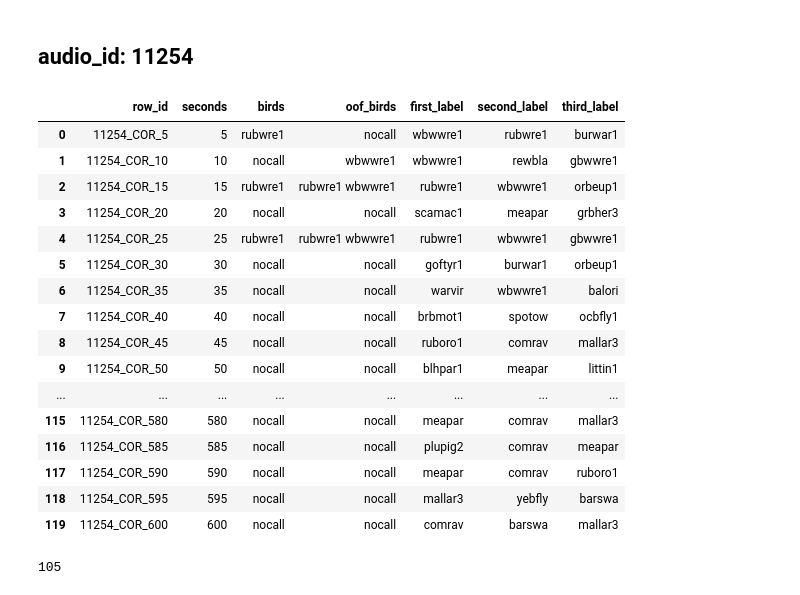
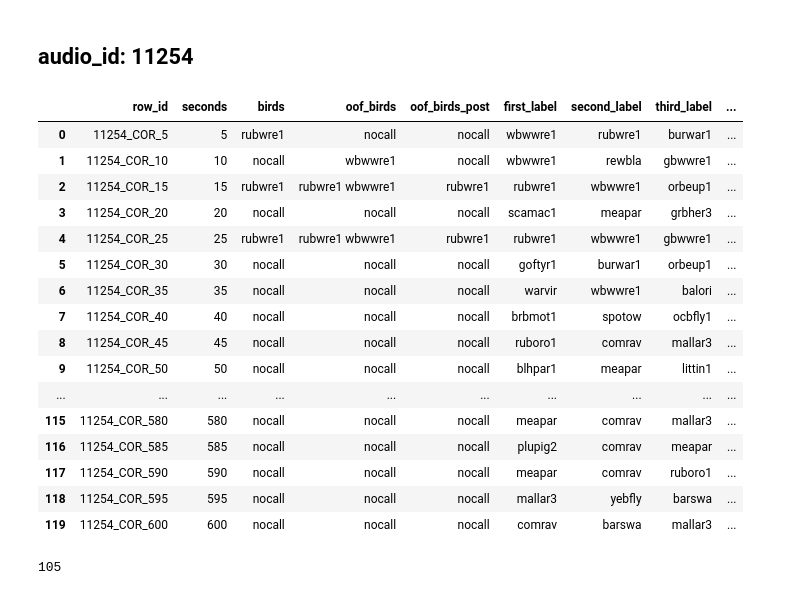
Before and after one commit to Naoki1101/kaggle-birdcall2021, a Jupyter notebook: notebooks/EDA_oof.ipynb, the cells around one changed output. Saved outputs shown, nothing was run; the diff lists cells and outputs as text; code cells hidden in the pictures.

```diff
--- a/notebooks/EDA_oof.ipynb
+++ b/notebooks/EDA_oof.ipynb
@@ -228,7 +229,7 @@ valid_df.head()
 valid_df["diff"] = (valid_df["birds"].apply(lambda x: 1 if x == "nocall" else 0) -
                                  valid_df["oof_birds"].apply(lambda x: 1 if x == "nocall" else 0))
 valid_df["diff_pattern"] = valid_df["diff"].map({-1: "bird -> nocall", 0: "birdX -> birdY", 1: "nocall -> bird"})
-valid_df["nocall_p"] = 1 - oof70.reshape(-1)
+valid_df["birdcall_p"] = oof79.reshape(-1)
 # %%
 valid_df["diff_pattern"].value_counts()
 # %% [output]
@@ -434,25 +435,25 @@ top5_birds
 # %%
 idx = valid_df[valid_df["audio_id"] == 11254].index.values
 df = valid_df.loc[idx]
-df[["row_id", "seconds", "birds", "oof_birds", "first_label", "second_label", "third_label"]]
+df[["row_id", "seconds", "birds", "oof_birds", "oof_birds_post", "first_label", "second_label", "third_label", "birdcall_p"]]
 # %% [output]
-|  | row_id | seconds | birds | oof_birds | first_label | second_label | third_label |
-| 0 | 11254_COR_5 | 5 | rubwre1 | nocall | wbwwre1 | rubwre1 | burwar1 |
-| 1 | 11254_COR_10 | 10 | nocall | wbwwre1 | wbwwre1 | rewbla | gbwwre1 |
-| 2 | 11254_COR_15 | 15 | rubwre1 | rubwre1 wbwwre1 | rubwre1 | wbwwre1 | orbeup1 |
-| 3 | 11254_COR_20 | 20 | nocall | nocall | scamac1 | meapar | grbher3 |
-| 4 | 11254_COR_25 | 25 | rubwre1 | rubwre1 wbwwre1 | rubwre1 | wbwwre1 | gbwwre1 |
-| 5 | 11254_COR_30 | 30 | nocall | nocall | goftyr1 | burwar1 | orbeup1 |
-| 6 | 11254_COR_35 | 35 | nocall | nocall | warvir | wbwwre1 | balori |
-| 7 | 11254_COR_40 | 40 | nocall | nocall | brbmot1 | spotow | ocbfly1 |
-| 8 | 11254_COR_45 | 45 | nocall | nocall | ruboro1 | comrav | mallar3 |
-| 9 | 11254_COR_50 | 50 | nocall | nocall | blhpar1 | meapar | littin1 |
-| ... | ... | ... | ... | ... | ... | ... | ... |
-| 115 | 11254_COR_580 | 580 | nocall | nocall | meapar | comrav | mallar3 |
-| 116 | 11254_COR_585 | 585 | nocall | nocall | plupig2 | comrav | meapar |
-| 117 | 11254_COR_590 | 590 | nocall | nocall | meapar | comrav | ruboro1 |
-| 118 | 11254_COR_595 | 595 | nocall | nocall | mallar3 | yebfly | barswa |
-| 119 | 11254_COR_600 | 600 | nocall | nocall | comrav | barswa | mallar3 |
+|  | row_id | seconds | birds | oof_birds | oof_birds_post | first_label | second_label | third_label | ... |
+| 0 | 11254_COR_5 | 5 | rubwre1 | nocall | nocall | wbwwre1 | rubwre1 | burwar1 | ... |
+| 1 | 11254_COR_10 | 10 | nocall | wbwwre1 | nocall | wbwwre1 | rewbla | gbwwre1 | ... |
+| 2 | 11254_COR_15 | 15 | rubwre1 | rubwre1 wbwwre1 | rubwre1 | rubwre1 | wbwwre1 | orbeup1 | ... |
+| 3 | 11254_COR_20 | 20 | nocall | nocall | nocall | scamac1 | meapar | grbher3 | ... |
+| 4 | 11254_COR_25 | 25 | rubwre1 | rubwre1 wbwwre1 | rubwre1 | rubwre1 | wbwwre1 | gbwwre1 | ... |
+| 5 | 11254_COR_30 | 30 | nocall | nocall | nocall | goftyr1 | burwar1 | orbeup1 | ... |
+| 6 | 11254_COR_35 | 35 | nocall | nocall | nocall | warvir | wbwwre1 | balori | ... |
+| 7 | 11254_COR_40 | 40 | nocall | nocall | nocall | brbmot1 | spotow | ocbfly1 | ... |
+| 8 | 11254_COR_45 | 45 | nocall | nocall | nocall | ruboro1 | comrav | mallar3 | ... |
+| 9 | 11254_COR_50 | 50 | nocall | nocall | nocall | blhpar1 | meapar | littin1 | ... |
+| ... | ... | ... | ... | ... | ... | ... | ... | ... | ... |
+| 115 | 11254_COR_580 | 580 | nocall | nocall | nocall | meapar | comrav | mallar3 | ... |
+| 116 | 11254_COR_585 | 585 | nocall | nocall | nocall | plupig2 | comrav | meapar | ... |
+| 117 | 11254_COR_590 | 590 | nocall | nocall | nocall | meapar | comrav | ruboro1 | ... |
+| 118 | 11254_COR_595 | 595 | nocall | nocall | nocall | mallar3 | yebfly | barswa | ... |
+| 119 | 11254_COR_600 | 600 | nocall | nocall | nocall | comrav | barswa | mallar3 | ... |
 # %%
 len(df[df["birds"] == "nocall"])
 # %% [output]
```
Also changed, not shown: parts of 74 cells of this notebook, 31 other files.
